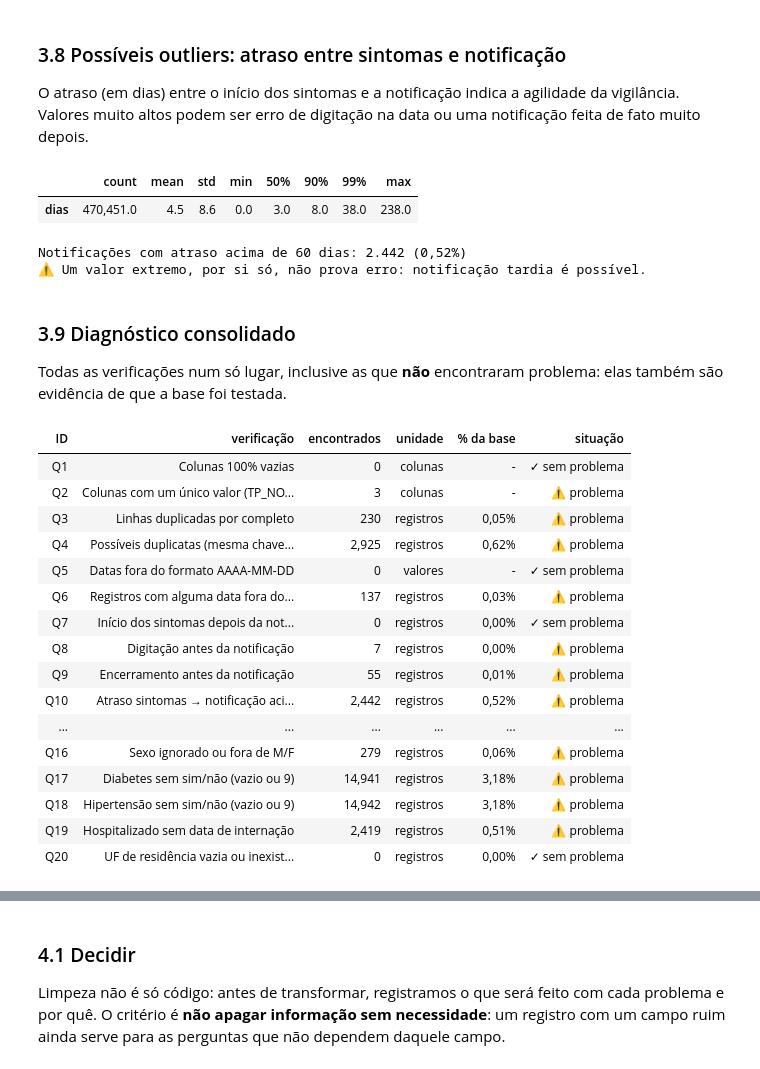
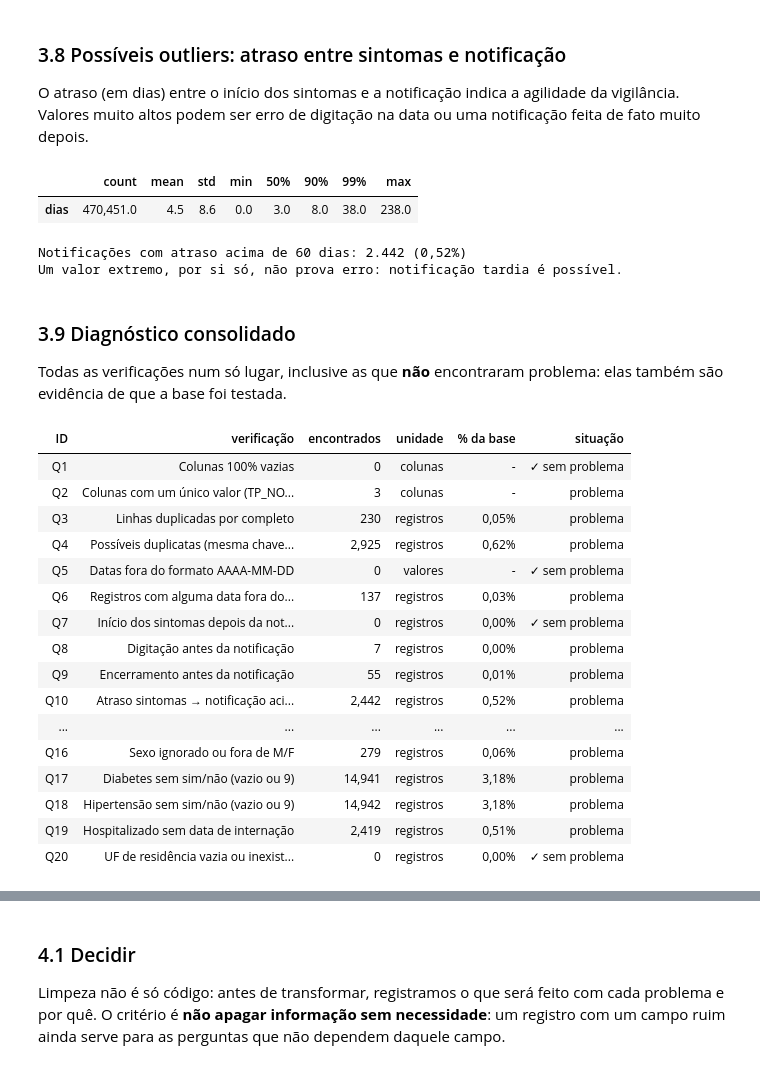
Before and after one commit to JoaoVictorCarvalho07/api-dados-abertos-saude, a Jupyter notebook: ra1/ra1_dengue_2026.ipynb, the cells around one changed output, grey strips where cells are left out. Saved outputs shown, nothing was run; the diff lists cells and outputs as text; code cells hidden in the pictures.

```diff
--- a/ra1/ra1_dengue_2026.ipynb
+++ b/ra1/ra1_dengue_2026.ipynb
@@ -583,12 +579,12 @@ display(estatisticas_atraso.style.format("{:,.1f}"))
 
 atraso_extremo = int((atraso_bruto > ATRASO_EXTREMO_DIAS).sum())
 print(f"Notificações com atraso acima de {ATRASO_EXTREMO_DIAS} dias: {milhar(atraso_extremo)} ({percentual(atraso_extremo, len(df_original))})")
-print("⚠ Um valor extremo, por si só, não prova erro: notificação tardia é possível.")
+print("Um valor extremo, por si só, não prova erro: notificação tardia é possível.")
 # %% [output]
 |  | count | mean | std | min | 50% | 90% | 99% | max |
 | dias | 470,451.0 | 4.5 | 8.6 | 0.0 | 3.0 | 8.0 | 38.0 | 238.0 |
 Notificações com atraso acima de 60 dias: 2.442 (0,52%)
-⚠ Um valor extremo, por si só, não prova erro: notificação tardia é possível.
+Um valor extremo, por si só, não prova erro: notificação tardia é possível.
 # %% [markdown]
 ### 3.9 Diagnóstico consolidado
 
@@ -601,47 +597,47 @@ diagnostico = pd.DataFrame(
         ("Q2", "Colunas com um único valor (TP_NOT, ID_AGRAVO, NU_ANO)", len(constantes), "colunas"),
         ("Q3", "Linhas duplicadas por completo", duplicatas_exatas, "registros"),
         ("Q4", "Possíveis duplicatas (mesma chave, linha diferente)", possiveis_duplicatas, "registros"),
         ("Q5", "Datas fora do formato AAAA-MM-DD", datas_formato_invalido, "valores"),
         ("Q6", "Registros com alguma data fora do período", registros_com_data_fora, "registros"),
         ("Q7", "Início dos sintomas depois da notificação", sintoma_depois_notificacao, "registros"),
         ("Q8", "Digitação antes da notificação", digitacao_antes_notificacao, "registros"),
         ("Q9", "Encerramento antes da notificação", encerramento_antes_notificacao, "registros"),
         ("Q10", f"Atraso sintomas → notificação acima de {ATRASO_EXTREMO_DIAS} dias", atraso_extremo, "registros"),
         ("Q11", "CLASSI_FIN fora do domínio (código '0')", classificacao_fora_dominio, "registros"),
         ("Q12", "CLASSI_FIN vazio (caso em investigação)", classificacao_vazia, "registros"),
         ("Q13", "Idade vazia ou com unidade inválida", idade_invalida, "registros"),
         ("Q14", f"Idade acima de {IDADE_MAXIMA} anos", idade_acima_do_limite, "registros"),
         ("Q15", "Idade diverge do ano de nascimento", idade_divergente, "registros"),
         ("Q16", "Sexo ignorado ou fora de M/F", sexo_sem_informacao, "registros"),
         ("Q17", "Diabetes sem sim/não (vazio ou 9)", diabetes_sem_informacao, "registros"),
         ("Q18", "Hipertensão sem sim/não (vazio ou 9)", hipertensao_sem_informacao, "registros"),
         ("Q19", "Hospitalizado sem data de internação", hospitalizado_sem_data, "registros"),
         ("Q20", "UF de residência vazia ou inexistente", uf_residencia_invalida, "registros"),
     ],
     columns=["ID", "verificação", "encontrados", "unidade"],
 )
 diagnostico["% da base"] = [
     percentual(quantidade, total) if unidade == "registros" else "-"
     for quantidade, unidade in zip(diagnostico["encontrados"], diagnostico["unidade"])
 ]
-diagnostico["situação"] = np.where(diagnostico["encontrados"] > 0, "⚠ problema", "✓ sem problema")
+diagnostico["situação"] = np.where(diagnostico["encontrados"] > 0, "problema", "✓ sem problema")
 display(diagnostico.style.format({"encontrados": "{:,.0f}"}).hide(axis="index"))
 # %% [output]
 | ID | verificação | encontrados | unidade | % da base | situação |
 | Q1 | Colunas 100% vazias | 0 | colunas | - | ✓ sem problema |
-| Q2 | Colunas com um único valor (TP_NO... | 3 | colunas | - | ⚠ problema |
-| Q3 | Linhas duplicadas por completo | 230 | registros | 0,05% | ⚠ problema |
-| Q4 | Possíveis duplicatas (mesma chave... | 2,925 | registros | 0,62% | ⚠ problema |
+| Q2 | Colunas com um único valor (TP_NO... | 3 | colunas | - | problema |
+| Q3 | Linhas duplicadas por completo | 230 | registros | 0,05% | problema |
+| Q4 | Possíveis duplicatas (mesma chave... | 2,925 | registros | 0,62% | problema |
 | Q5 | Datas fora do formato AAAA-MM-DD | 0 | valores | - | ✓ sem problema |
-| Q6 | Registros com alguma data fora do... | 137 | registros | 0,03% | ⚠ problema |
+| Q6 | Registros com alguma data fora do... | 137 | registros | 0,03% | problema |
 | Q7 | Início dos sintomas depois da not... | 0 | registros | 0,00% | ✓ sem problema |
-| Q8 | Digitação antes da notificação | 7 | registros | 0,00% | ⚠ problema |
-| Q9 | Encerramento antes da notificação | 55 | registros | 0,01% | ⚠ problema |
-| Q10 | Atraso sintomas → notificação aci... | 2,442 | registros | 0,52% | ⚠ problema |
+| Q8 | Digitação antes da notificação | 7 | registros | 0,00% | problema |
+| Q9 | Encerramento antes da notificação | 55 | registros | 0,01% | problema |
+| Q10 | Atraso sintomas → notificação aci... | 2,442 | registros | 0,52% | problema |
 | ... | ... | ... | ... | ... | ... |
-| Q16 | Sexo ignorado ou fora de M/F | 279 | registros | 0,06% | ⚠ problema |
-| Q17 | Diabetes sem sim/não (vazio ou 9) | 14,941 | registros | 3,18% | ⚠ problema |
-| Q18 | Hipertensão sem sim/não (vazio ou 9) | 14,942 | registros | 3,18% | ⚠ problema |
-| Q19 | Hospitalizado sem data de internação | 2,419 | registros | 0,51% | ⚠ problema |
+| Q16 | Sexo ignorado ou fora de M/F | 279 | registros | 0,06% | problema |
+| Q17 | Diabetes sem sim/não (vazio ou 9) | 14,941 | registros | 3,18% | problema |
+| Q18 | Hipertensão sem sim/não (vazio ou 9) | 14,942 | registros | 3,18% | problema |
+| Q19 | Hospitalizado sem data de internação | 2,419 | registros | 0,51% | problema |
 | Q20 | UF de residência vazia ou inexist... | 0 | registros | 0,00% | ✓ sem problema |
 # %% [markdown]
```
Also changed, not shown: parts of 14 cells of this notebook, 2 other files.
